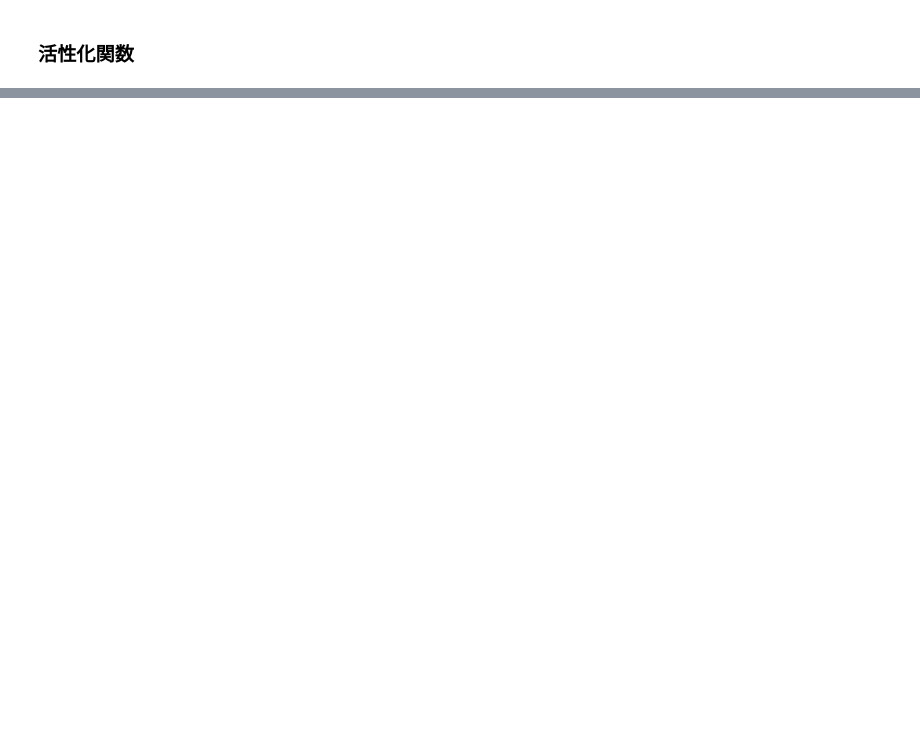
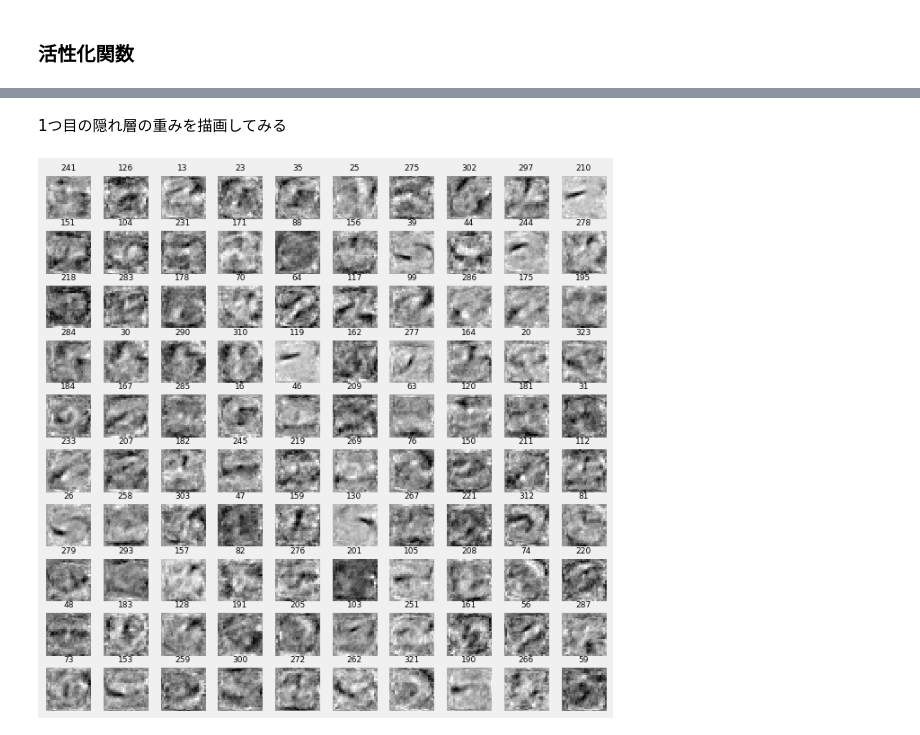
Before and after one commit to amacbee/intro_deep_learning, a Jupyter notebook: deep_learning.ipynb, the cells around one changed output, grey strips where cells are left out. Saved outputs shown, nothing was run; the diff lists cells and outputs as text; code cells hidden in the pictures; blank space fills up the shorter version.

```diff
--- a/deep_learning.ipynb
+++ b/deep_learning.ipynb
@@ -92,0 +136,5 @@ plt.plot(x.data, y.data, 'o--')
+# %%
+def forward(x, train=True):
+    h1 = F.dropout(F.sigmoid(model.l1(x)),  train=train)
+    h2 = F.dropout(F.sigmoid(model.l2(h1)), train=train)
+    return model.l3(h2)
@@ -117,0 +296,23 @@ def batch(train_size, batchsize):
+# %% [markdown]
+1つ目の隠れ層の重みを描画してみる
+# %%
+def draw_l1(data, cnt, idx):
+    size = 28
+    Z = data.reshape(size, size)
+    Z = Z[::-1,:]
+
+    plt.subplot(10, 10, cnt)
+    plt.xlim(0, size - 1)
+    plt.ylim(0, size - 1)
+    plt.pcolor(Z)
+    plt.title("{0}".format(idx), size=9)
+    plt.gray()
+    plt.tick_params(labelbottom="off")
+    plt.tick_params(labelleft="off")
+
+plt.figure(figsize=(10, 10))
+for cnt, idx in enumerate(np.random.permutation(hidden_size)[:100]):
+    draw_l1(l1_weight[-1][idx], cnt+1, idx)
+plt.show()
+# %% [output]
+[figure, added]
```
Also changed, not shown: parts of 35 cells of this notebook.
